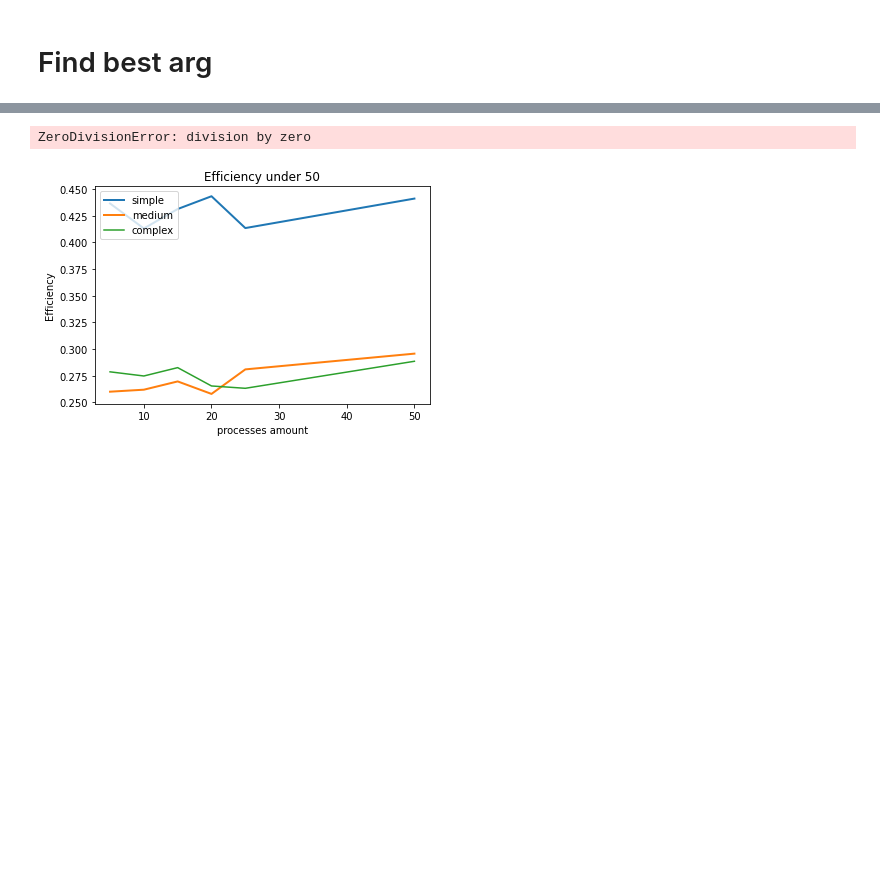
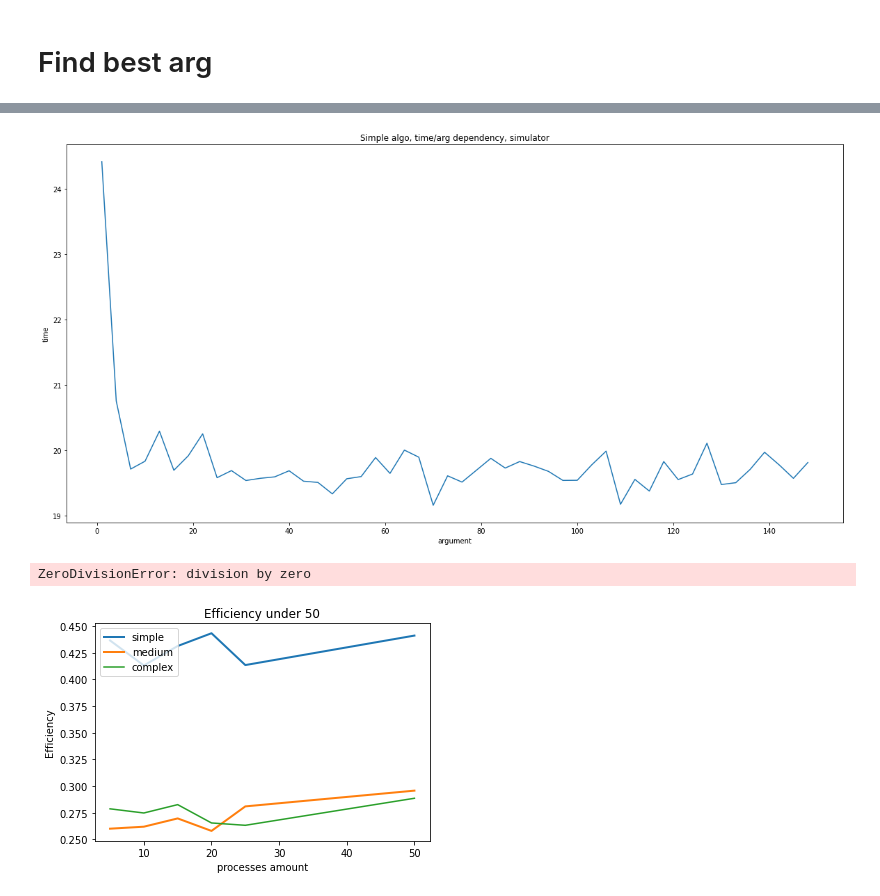
Before and after one commit to amonin7/Simulator, a Jupyter notebook: Visualization.ipynb, the cells around one changed output, grey strips where cells are left out. Cells and saved outputs as stored; diff of their text form; code cells hidden in the pictures; blank space fills up the shorter version.

```diff
--- a/Visualization.ipynb
+++ b/Visualization.ipynb
@@ -264,3 +268,8 @@ plt.show()
+# %%
+df = pd.read_csv('argtime-rr.csv', names=['time', 'arg'])
+plot_best_arg_founding(df)
+# %% [output]
+[figure, added]
 # %%
 am = 0
 suma = (0, 0)
```
Also changed, not shown: parts of 3 cells of this notebook, 5 other files.
